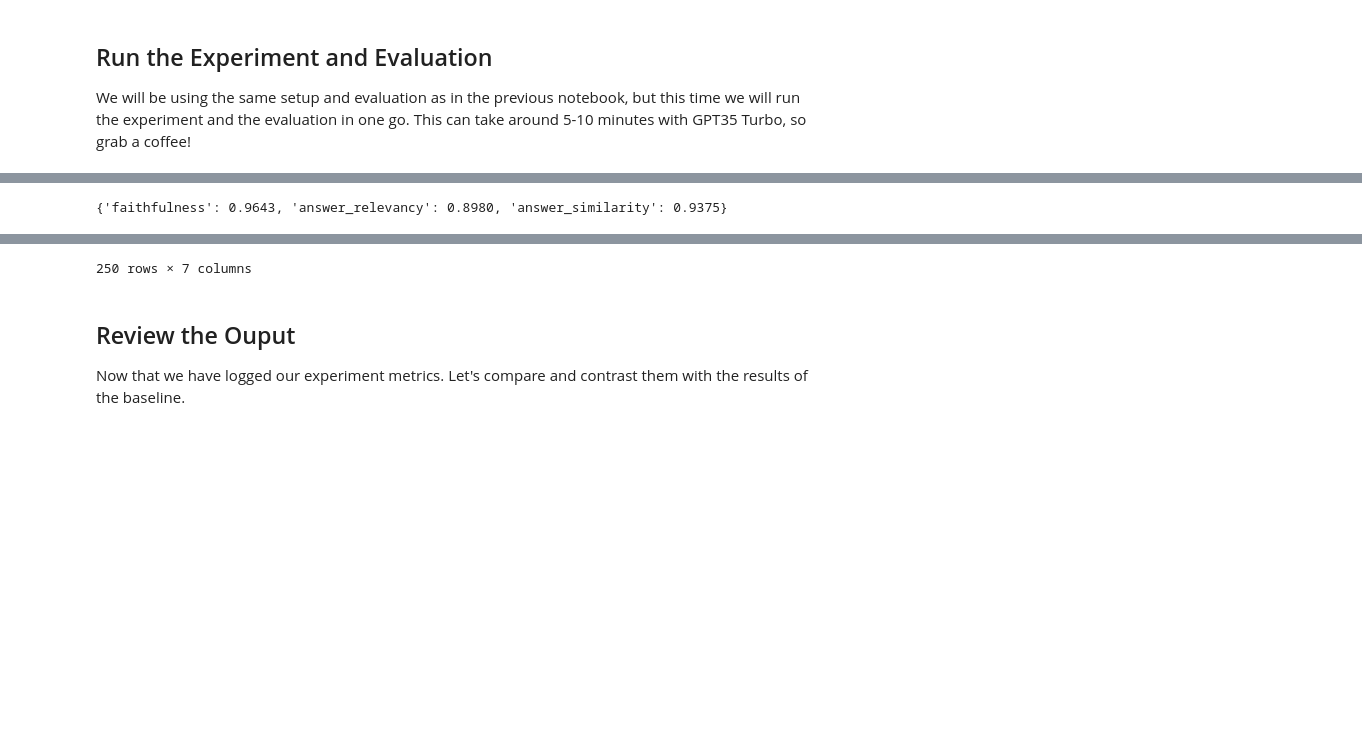
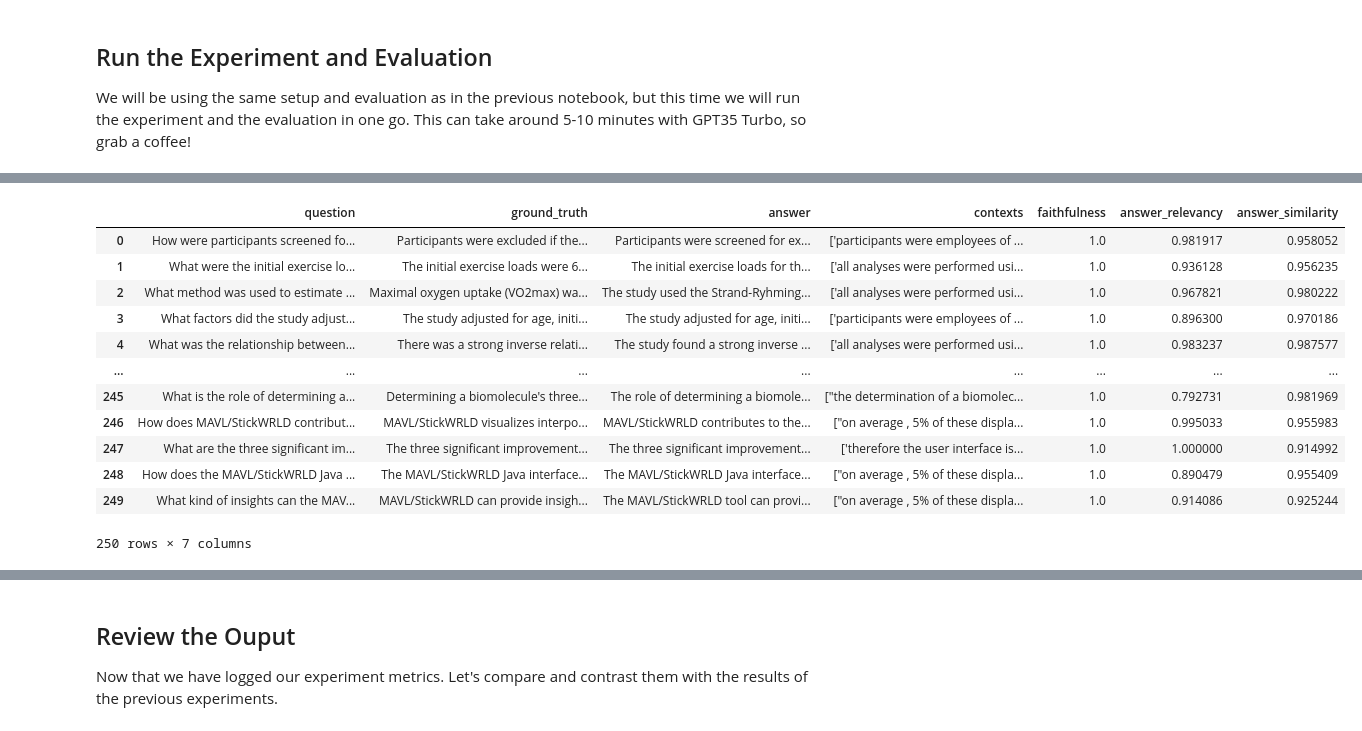
Before and after one commit to Dimantarian/chunky_monkey, a Jupyter notebook: chunking_strategies/03-Semantic Chunking.ipynb, the cells around one changed output, grey strips where cells are left out. Cells and saved outputs as stored; diff of their text form; code cells hidden in the pictures; blank space fills up the shorter version.

```diff
--- a/chunking_strategies/03-Semantic Chunking.ipynb
+++ b/chunking_strategies/03-Semantic Chunking.ipynb
@@ -172,7 +385,7 @@ from helper.openai_utils import general_prompt, create_client
 from rag.augmentation import get_context, contruct_prompt
 from eval.evaluate import ragas_evaluate
 
-multi_threading = False
+multi_threading = True
 oai_client = create_client()
 
 if os.path.exists(f'data/{experiment_name}-{generation_model}-results.csv'):
@@ -270 +475,13 @@ with mlflow.start_run(experiment_id=experiment_id):
+|  | question | ground_truth | answer | contexts | faithfulness | answer_relevancy | answer_similarity |
+| 0 | How were participants screened fo... | Participants were excluded if the... | Participants were screened for ex... | ['participants were employees of ... | 1.0 | 0.981917 | 0.958052 |
+| 1 | What were the initial exercise lo... | The initial exercise loads were 6... | The initial exercise loads for th... | ['all analyses were performed usi... | 1.0 | 0.936128 | 0.956235 |
+| 2 | What method was used to estimate ... | Maximal oxygen uptake (VO2max) wa... | The study used the Strand-Ryhming... | ['all analyses were performed usi... | 1.0 | 0.967821 | 0.980222 |
+| 3 | What factors did the study adjust... | The study adjusted for age, initi... | The study adjusted for age, initi... | ['participants were employees of ... | 1.0 | 0.896300 | 0.970186 |
+| 4 | What was the relationship between... | There was a strong inverse relati... | The study found a strong inverse ... | ['all analyses were performed usi... | 1.0 | 0.983237 | 0.987577 |
+| ... | ... | ... | ... | ... | ... | ... | ... |
+| 245 | What is the role of determining a... | Determining a biomolecule's three... | The role of determining a biomole... | ["the determination of a biomolec... | 1.0 | 0.792731 | 0.981969 |
+| 246 | How does MAVL/StickWRLD contribut... | MAVL/StickWRLD visualizes interpo... | MAVL/StickWRLD contributes to the... | ["on average , 5% of these displa... | 1.0 | 0.995033 | 0.955983 |
+| 247 | What are the three significant im... | The three significant improvement... | The three significant improvement... | ['therefore the user interface is... | 1.0 | 1.000000 | 0.914992 |
+| 248 | How does the MAVL/StickWRLD Java ... | The MAVL/StickWRLD Java interface... | The MAVL/StickWRLD Java interface... | ["on average , 5% of these displa... | 1.0 | 0.890479 | 0.955409 |
+| 249 | What kind of insights can the MAV... | MAVL/StickWRLD can provide insigh... | The MAVL/StickWRLD tool can provi... | ["on average , 5% of these displa... | 1.0 | 0.914086 | 0.925244 |
-{'faithfulness': 0.9643, 'answer_relevancy': 0.8980, 'answer_similarity': 0.9375}
+250 rows × 7 columns
@@ -283,8 +488,7 @@ with mlflow.start_run(experiment_id=experiment_id):
-250 rows × 7 columns
 # %% [markdown]
 ## Review the Ouput
 
-Now that we have logged our experiment metrics. Let's compare and contrast them with the results of the baseline.
+Now that we have logged our experiment metrics. Let's compare and contrast them with the results of the previous experiments.
 # %%
 !mlflow server --host 127.0.0.1 --port 8080
 # %% [output]
```
Also changed, not shown: parts of 20 cells of this notebook, 3 other files.
